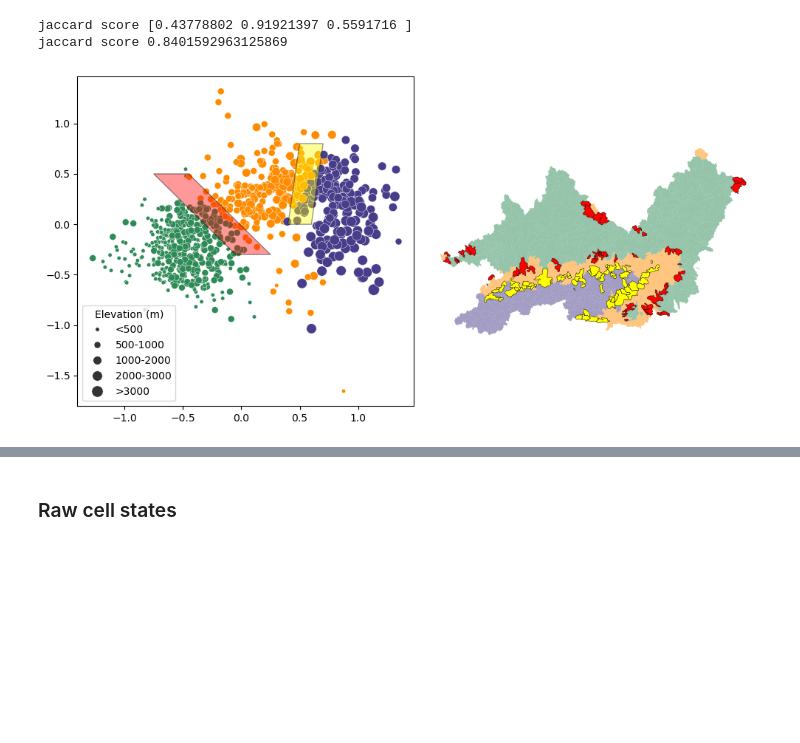
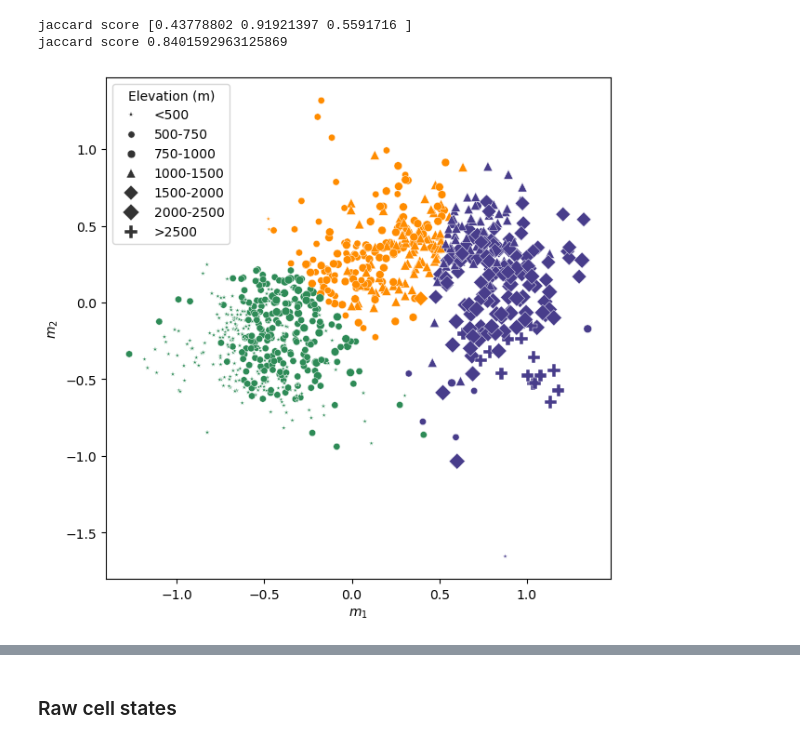
Before and after one commit to tripleUU-U/lamah-ce_lstm, a Jupyter notebook: analysis/CSA/cell_state_analysis.ipynb, the cells around one changed output, grey strips where cells are left out. Saved outputs shown, nothing was run; the diff lists cells and outputs as text; code cells hidden in the pictures; blank space fills up the shorter version.

```diff
--- a/analysis/CSA/cell_state_analysis.ipynb
+++ b/analysis/CSA/cell_state_analysis.ipynb
@@ -162,48 +167,54 @@ print(f"jaccard score {jaccard_score(ak_clusters['cluster'], lamah_gdf['cluster'
 jaccard score [0.43778802 0.91921397 0.5591716 ]
 jaccard score 0.8401592963125869
 # %%
-fig, axs = plt.subplot_mosaic("AB", figsize=(10,5))
+fig, axs = plt.subplot_mosaic("A", figsize=(7,7))
 
 
-bins = [0, 500, 1000, 2000, 3000, float('inf')]
-labels = ["<500", "500-1000","1000-2000", "2000-3000", ">3000"]
+bins = [0, 500, 750, 1000, 1500, 2000, 2500, float('inf')]
+labels = ["<500", "500-750", "750-1000", "1000-1500","1500-2000", "2000-2500", ">2500"]
 elev_binned = pd.cut(lamah_gdf.elev_mean, bins=bins, labels=labels)
 
-size_map = dict(zip(labels, [15, 30, 60, 100, 120]))
+size_map = dict(zip(labels, [15, 22, 30, 45, 60, 75, 90]))
+style_map = dict(zip(labels, ["*", "o", "o", "^", "D", "D", "P"]))
 sizes = elev_binned.map(size_map)
 
 sns.scatterplot(
     x=array[:,0],
     y=array[:,1],
-    size=elev_binned,
-	sizes=(120,15),
+    style=elev_binned,
+	markers=style_map,
+	size=elev_binned,
+	sizes=(90,15),
     ax=axs["A"],
-    hue = cluster_named,
+    hue = cluster_colors,
     palette=["darkslateblue","darkorange","seagreen"],
     legend="brief"
 )
 
 #remove hue handles
 handles, labels = axs["A"].get_legend_handles_labels()
 axs["A"].legend(handles=handles[3:], labels=labels[3:], title="Elevation (m)")
 
 # Border plateau - transition
 p1 = Polygon(xy=[(-0.75,0.5),(-0.45,0.5), (0.25,-0.3),(-0.05,-0.3)], facecolor="red", edgecolor="black", alpha=0.4)
-axs["A"].add_patch(p1)
+#axs["A"].add_patch(p1)
 p2 = Polygon(xy=[(0.5,0.8),(0.7,0.8),(0.6,0.0), (0.4,0.0)], facecolor="yellow", edgecolor="black", alpha=0.4)
-axs["A"].add_patch(p2)
+#axs["A"].add_patch(p2)
 
-border_basin_01_ids = lamah_gdf.index[p1.contains_points(p1.get_data_transform().transform(array))]
-border_basin_02_ids = lamah_gdf.index[p2.contains_points(p1.get_data_transform().transform(array))]
+axs["A"].xaxis.set_label_text("$m_1$")
+axs["A"].yaxis.set_label_text("$m_2$")
 
-lamah_gdf.plot(color=lamah_gdf["cluster"].map(color_dict), alpha=0.5,ax=axs["B"])
-lamah_gdf.loc[border_basin_01_ids, :].plot(color="red", edgecolor="black", linewidth=0.3,  ax=axs["B"])
-lamah_gdf.loc[border_basin_02_ids, :].plot(color="yellow", edgecolor="black", linewidth=0.3 , ax=axs["B"])
-axs["B"].axis("off")
+#border_basin_01_ids = lamah_gdf.index[p1.contains_points(p1.get_data_transform().transform(array))]
+#border_basin_02_ids = lamah_gdf.index[p2.contains_points(p1.get_data_transform().transform(array))]
 
-plt.tight_layout()
+#lamah_gdf.plot(column="elev_mean",cmap="Grays", alpha=1,ax=axs["B"])
+#lamah_gdf.loc[border_basin_01_ids, :].plot(color="red", edgecolor="black", linewidth=0.3,  ax=axs["B"])
+#lamah_gdf.loc[border_basin_02_ids, :].plot(color="yellow", edgecolor="black", linewidth=0.3 , ax=axs["B"])
+#axs["B"].axis("off")
+
+#plt.tight_layout()
 
 if save_fig:
 	fig.savefig("/home/wuhlmann/BA/repo/lamah-ce_lstm/results/CSA/bordering_basins.png", dpi=300)
 # %% [output]
-[figure, old version]
+[figure, new version]
```
Also changed, not shown: parts of 3 cells of this notebook, 14 other files.
